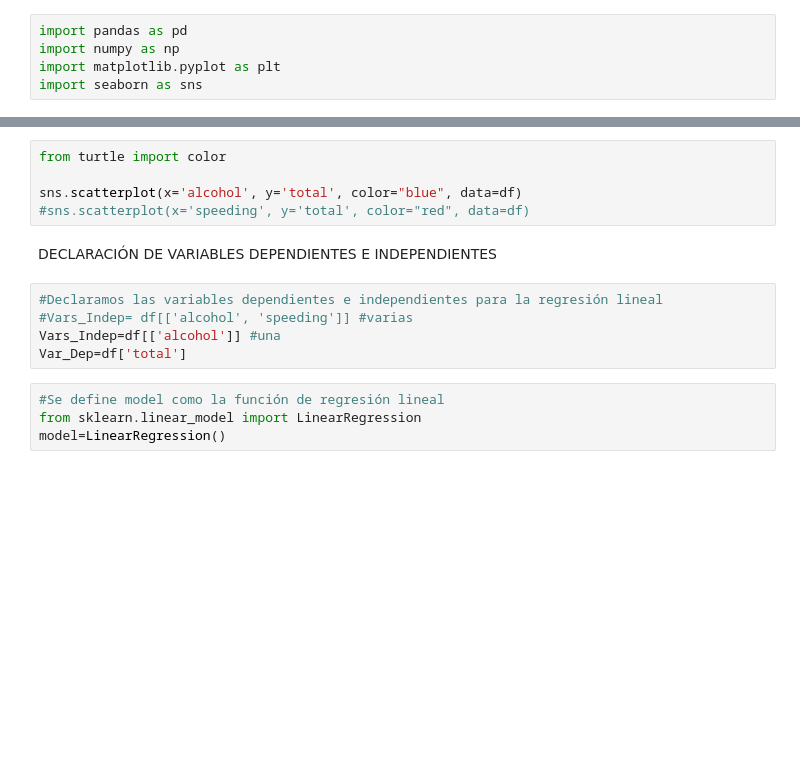
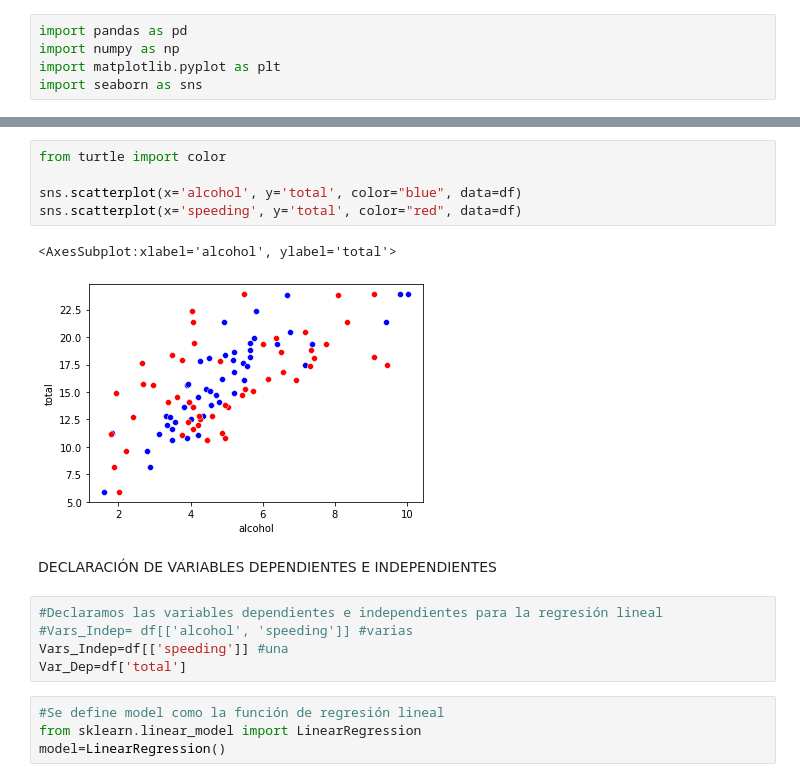
Before and after one commit to AremyDiaz/Actividad1-TC2003B, a Jupyter notebook: 1Regresión lineal.ipynb, the cells around one changed output, grey strips where cells are left out. Saved outputs shown, nothing was run; the diff lists cells and outputs as text; blank space fills up the shorter version.

```diff
--- a/1Regresión lineal.ipynb
+++ b/1Regresión lineal.ipynb
@@ -13,14 +41,17 @@ df.head(5)
 # %%
 from turtle import color
 
 sns.scatterplot(x='alcohol', y='total', color="blue", data=df)
-#sns.scatterplot(x='speeding', y='total', color="red", data=df)
+sns.scatterplot(x='speeding', y='total', color="red", data=df)
+# %% [output]
+<AxesSubplot:xlabel='alcohol', ylabel='total'>
+[figure, added]
 # %% [markdown]
 DECLARACIÓN DE VARIABLES DEPENDIENTES E INDEPENDIENTES
 # %%
 #Declaramos las variables dependientes e independientes para la regresión lineal
 #Vars_Indep= df[['alcohol', 'speeding']] #varias
-Vars_Indep=df[['alcohol']] #una
+Vars_Indep=df[['speeding']] #una
 Var_Dep=df['total']
 # %%
 #Se define model como la función de regresión lineal
```
Also changed, not shown: parts of 11 cells of this notebook.
